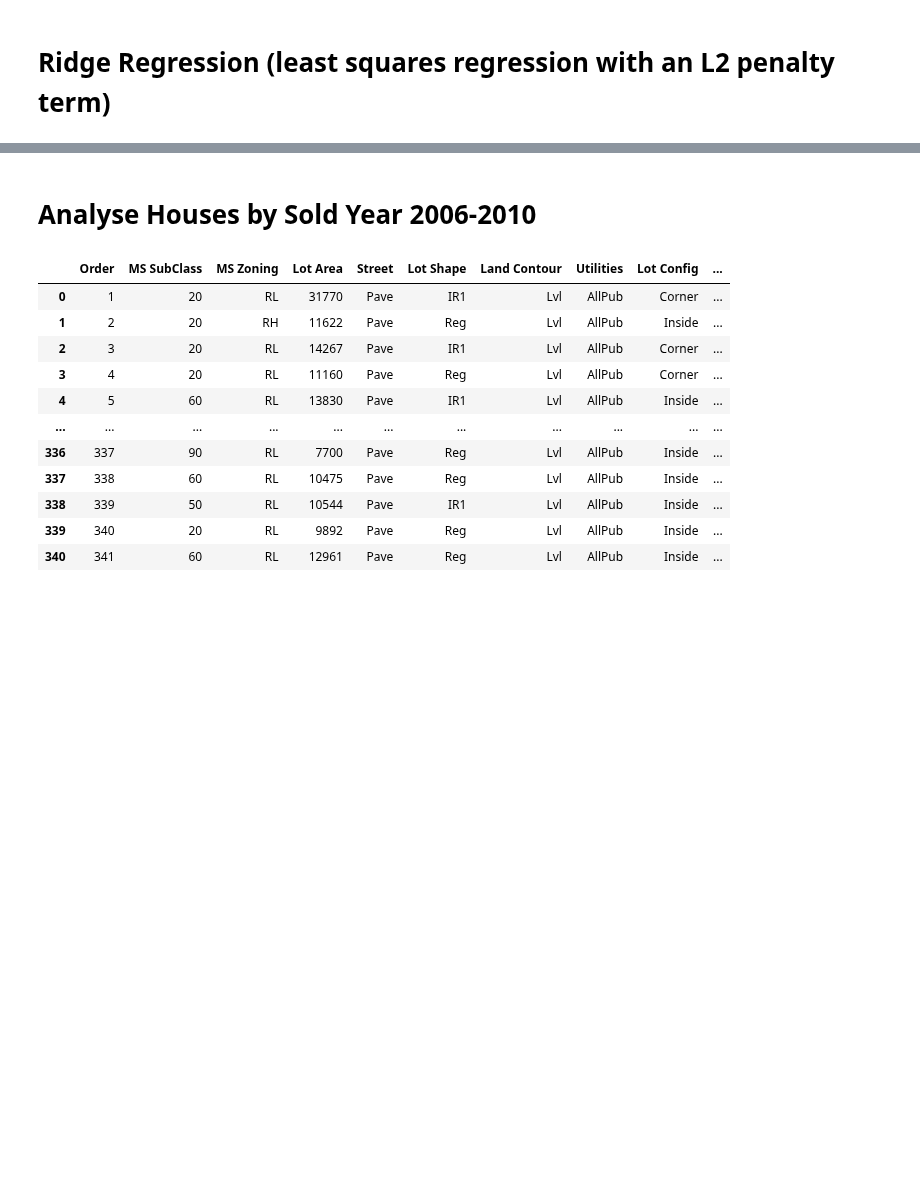
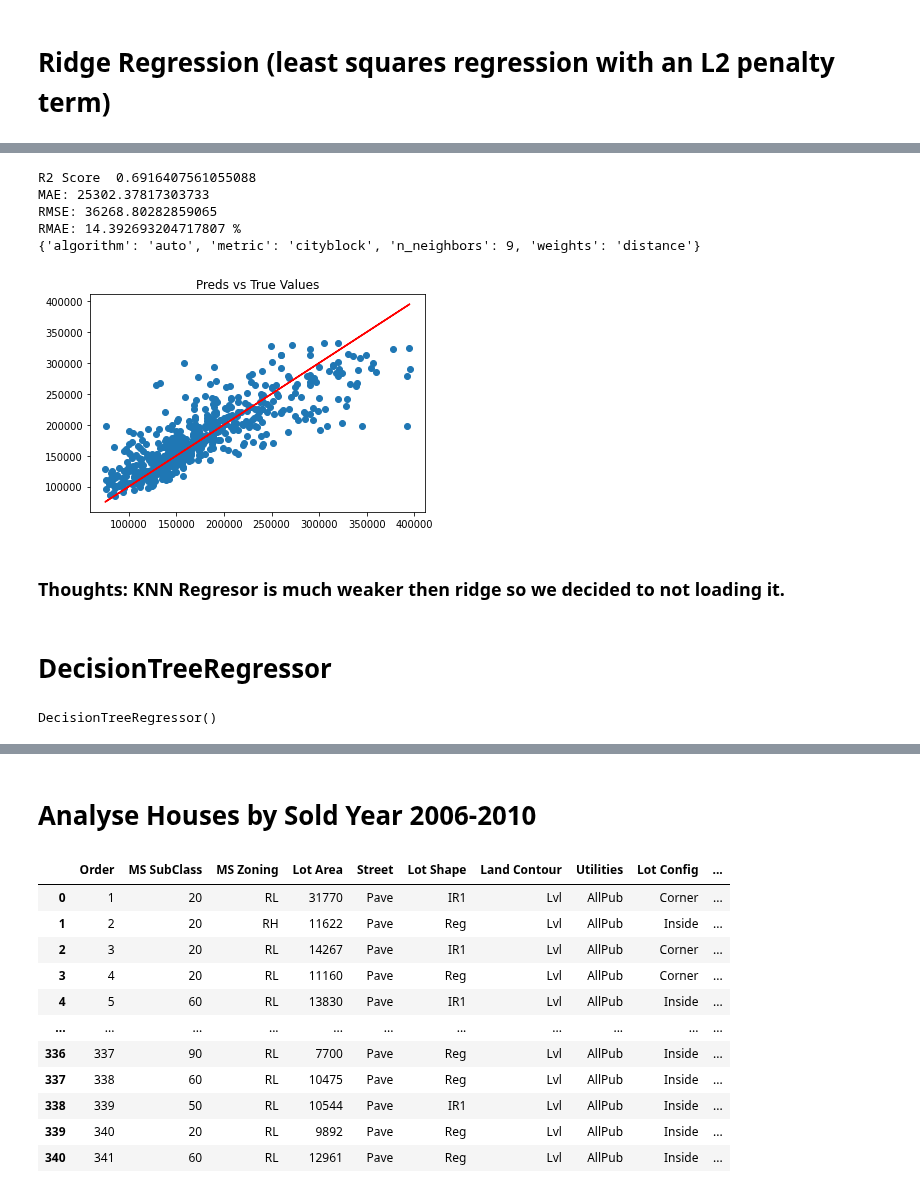
Before and after one commit to KacperChmura1/House-Price, a Jupyter notebook: ML.ipynb, the cells around one changed output, grey strips where cells are left out. Drawn from its saved outputs; the diff is of its cells as text; code cells hidden in the pictures; blank space fills up the shorter version.

```diff
--- a/ML.ipynb
+++ b/ML.ipynb
@@ -272,0 +286,25 @@ RMSE: 8.639742552976209 %
+# %%
+grid_params = {
+    'n_neighbors': [3,5,7,9,11,15,19,21],
+    'weights': ['uniform', 'distance'],
+    'algorithm' : ['auto'],
+    'metric': ['cityblock', 'l1', 'l2']
+
+}
+# %%
+ml(dummies_df, KNeighborsRegressor(), True, grid_params)
+# %% [output]
+R2 Score  0.6916407561055088
+MAE: 25302.37817303733
+RMSE: 36268.80282859065
+RMAE: 14.392693204717807 %
+{'algorithm': 'auto', 'metric': 'cityblock', 'n_neighbors': 9, 'weights': 'distance'}
+[figure, added]
+# %% [markdown]
+### Thoughts: KNN Regresor is much weaker then ridge so we decided to not loading it.
+# %% [markdown]
+# DecisionTreeRegressor
+# %%
+DecisionTreeRegressor()
+# %% [output]
+DecisionTreeRegressor()
```
Also changed, not shown: parts of 20 cells of this notebook.
